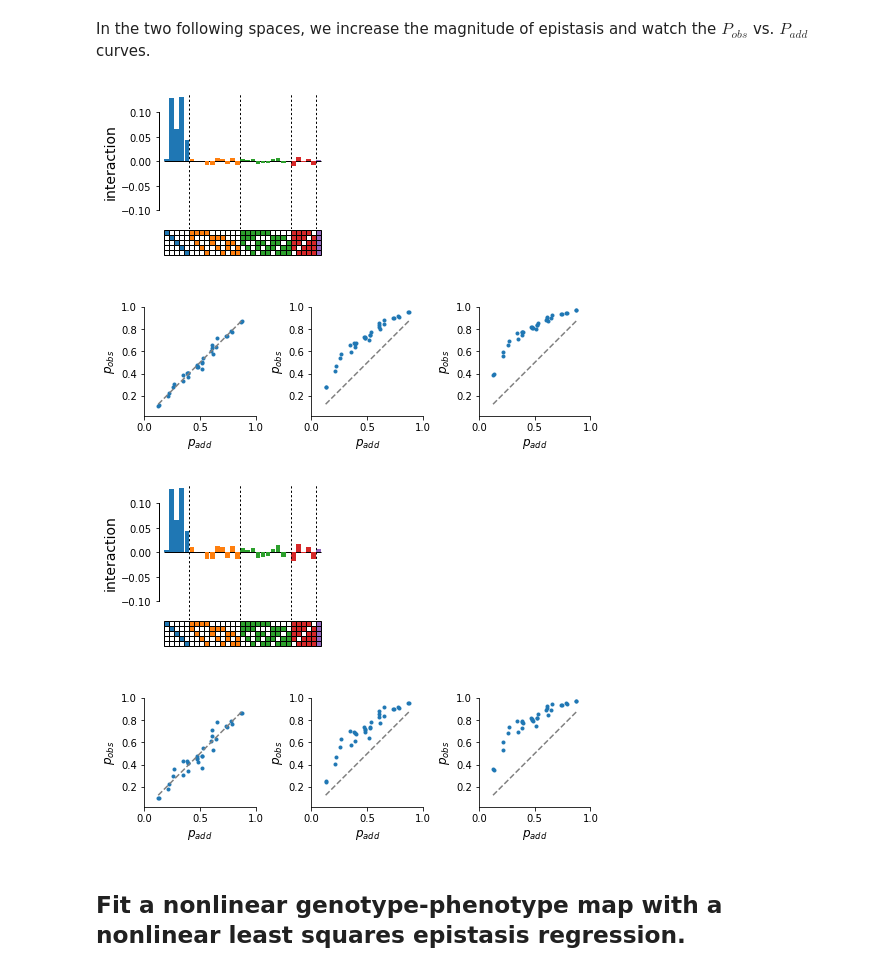
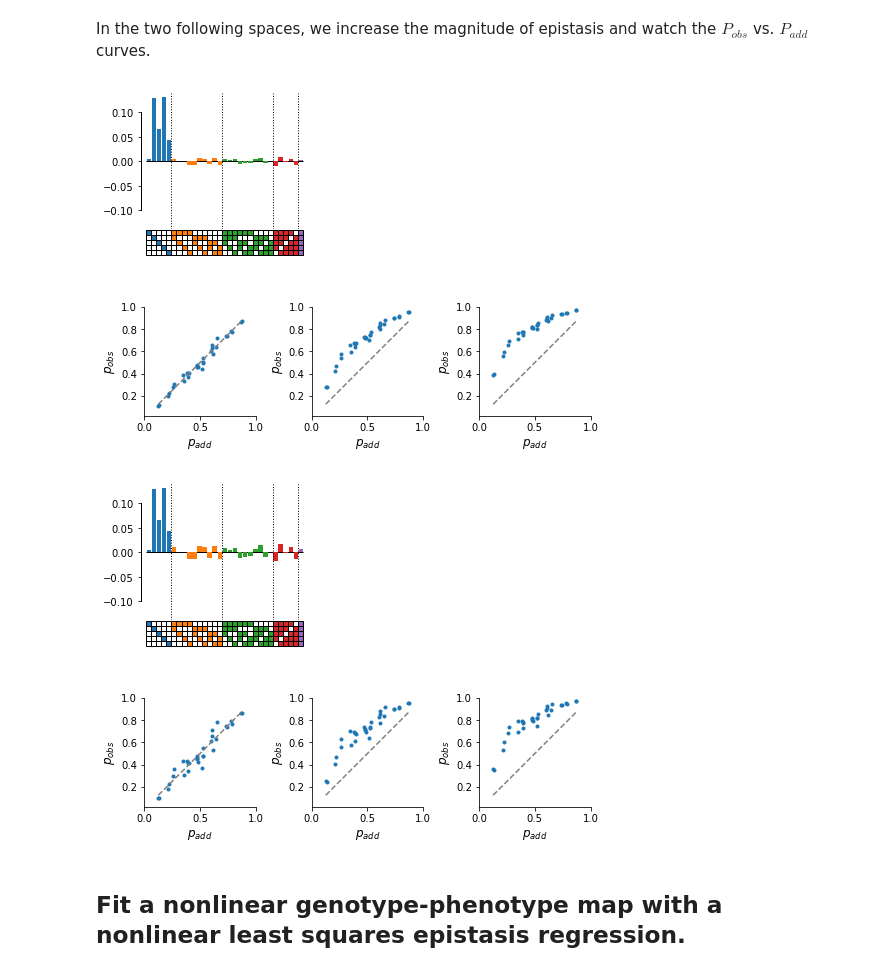
Before and after one commit to harmslab/notebooks-nonlinear-high-order-epistasis, a Jupyter notebook: figures-notebooks/figure-03.ipynb, the cells around one changed output. Saved outputs shown, nothing was run; the diff lists cells and outputs as text; code cells hidden in the pictures.

```diff
--- a/figures-notebooks/figure-03.ipynb
+++ b/figures-notebooks/figure-03.ipynb
@@ -89,28 +93,28 @@ In the two following spaces, we increase the magnitude of epistasis and watch th
 # %%
 #### increase the high-order epistasis
 gpm_linear.epistasis.values[6:] = values[6:] * 1
 gpm_linear.build()
 
 # plot the epistatic coefficient
-fig, ax = plot.coefs(gpm_linear.epistasis.values, gpm_linear.epistasis.labels, figsize=(3,3), ybounds=(-.14,.14))
+fig, ax = plot.coefs(gpm_linear.epistasis.values, gpm_linear.epistasis.sites, figsize=(3,3), ybounds=(-.14,.14))
 
 #### Dope in nonlinear epistasis!
 fig = plt.figure(figsize=(8,2))
 gs = gridspec.GridSpec(1, 3, wspace=0.5)
 
 # Iterate through different values of k
 for i, k in enumerate(ks):
     # Construct a nonlinear space from linear
     gpm_nonlinear = NonlinearSimulation.from_linear(gpm_linear, function=saturation, p0=(k,), model_type="global")
 
     # construct the subplot
     ax = plt.subplot(gs[:, i])
     fig, ax = plot.corr(gpm_linear.p_additive, gpm_nonlinear.phenotypes, fig=fig, ax=ax)
     ax.axis([0,1,0,1.02])
     ax.set_xlabel("$p_{add}$", fontsize=12)
     ax.set_ylabel("$p_{obs}$", fontsize=12)
 # %% [output]
-[figure, old version]
+[figure, new version]
 [figure]
 # %%
 # increase the high-order epistasis
@@ -118,7 +122,7 @@ gpm_linear.epistasis.values[6:] = values[6:] * 2
 gpm_linear.build()
 
 # plot the epistatic coefficient
-plot.coefs(gpm_linear.epistasis.values, gpm_linear.epistasis.labels, figsize=(3,3), ybounds=(-.14,.14))
+plot.coefs(gpm_linear.epistasis.values, gpm_linear.epistasis.sites, figsize=(3,3), ybounds=(-.14,.14))
 
 fig = plt.figure(figsize=(8,2))
 gs = gridspec.GridSpec(1, 3, wspace=0.5)
@@ -135,7 +139,7 @@ for i, k in enumerate(ks):
     ax.set_xlabel("$p_{add}$", fontsize=12)
     ax.set_ylabel("$p_{obs}$", fontsize=12)
 # %% [output]
-[figure, old version]
+[figure, new version]
 [figure]
 # %% [markdown]
 ## Fit a nonlinear genotype-phenotype map with a nonlinear least squares epistasis regression.
```
Also changed, not shown: parts of 8 cells of this notebook, 1 other file.
